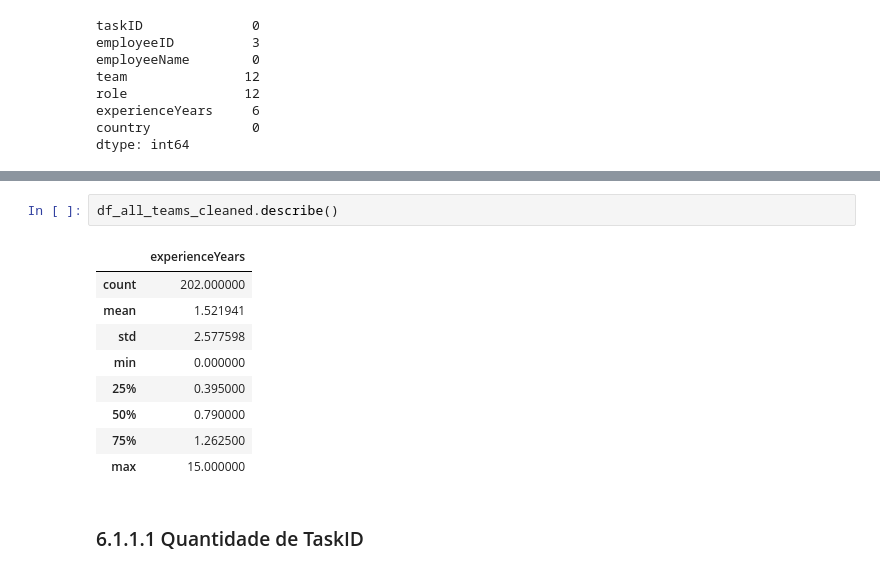
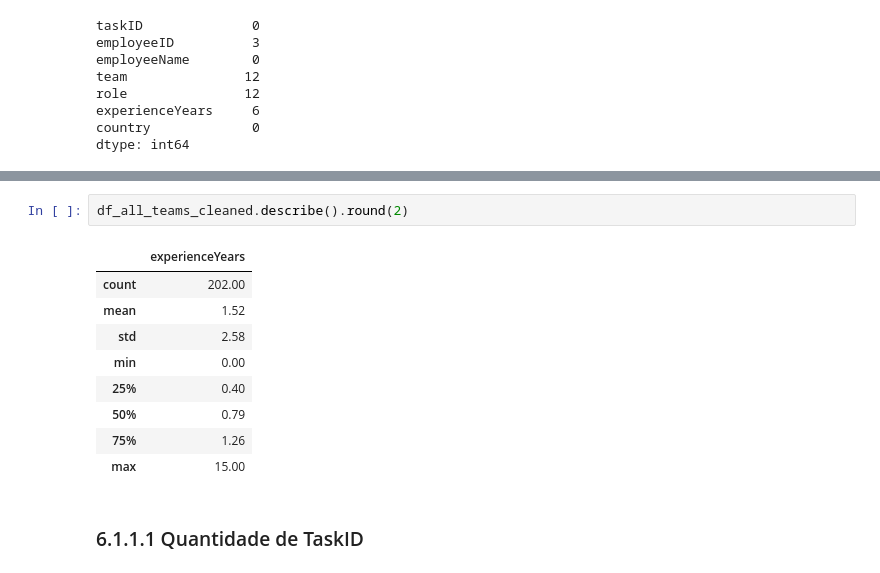
Before and after one commit to Technical-Debt-Large-Scale/tdmls, a Jupyter notebook: Analise da Tabela Concatenada (Todos os times juntos).ipynb, the cells around one changed output, grey strips where cells are left out. Drawn from its saved outputs; the diff is of its cells as text.

```diff
--- a/Analise da Tabela Concatenada (Todos os times juntos).ipynb
+++ b/Analise da Tabela Concatenada (Todos os times juntos).ipynb
@@ -141,15 +141,15 @@ df_all_teams_cleaned.tail(10)
 # %%
-df_all_teams_cleaned.describe()
+df_all_teams_cleaned.describe().round(2)
 # %% [output]
 |  | experienceYears |
-| count | 202.000000 |
-| mean | 1.521941 |
-| std | 2.577598 |
-| min | 0.000000 |
-| 25% | 0.395000 |
-| 50% | 0.790000 |
-| 75% | 1.262500 |
-| max | 15.000000 |
+| count | 202.00 |
+| mean | 1.52 |
+| std | 2.58 |
+| min | 0.00 |
+| 25% | 0.40 |
+| 50% | 0.79 |
+| 75% | 1.26 |
+| max | 15.00 |
 # %% [markdown]
 ### 6.1.1.1 Quantidade de TaskID
 # %%
```
Also changed, not shown: parts of 5 cells of this notebook.
